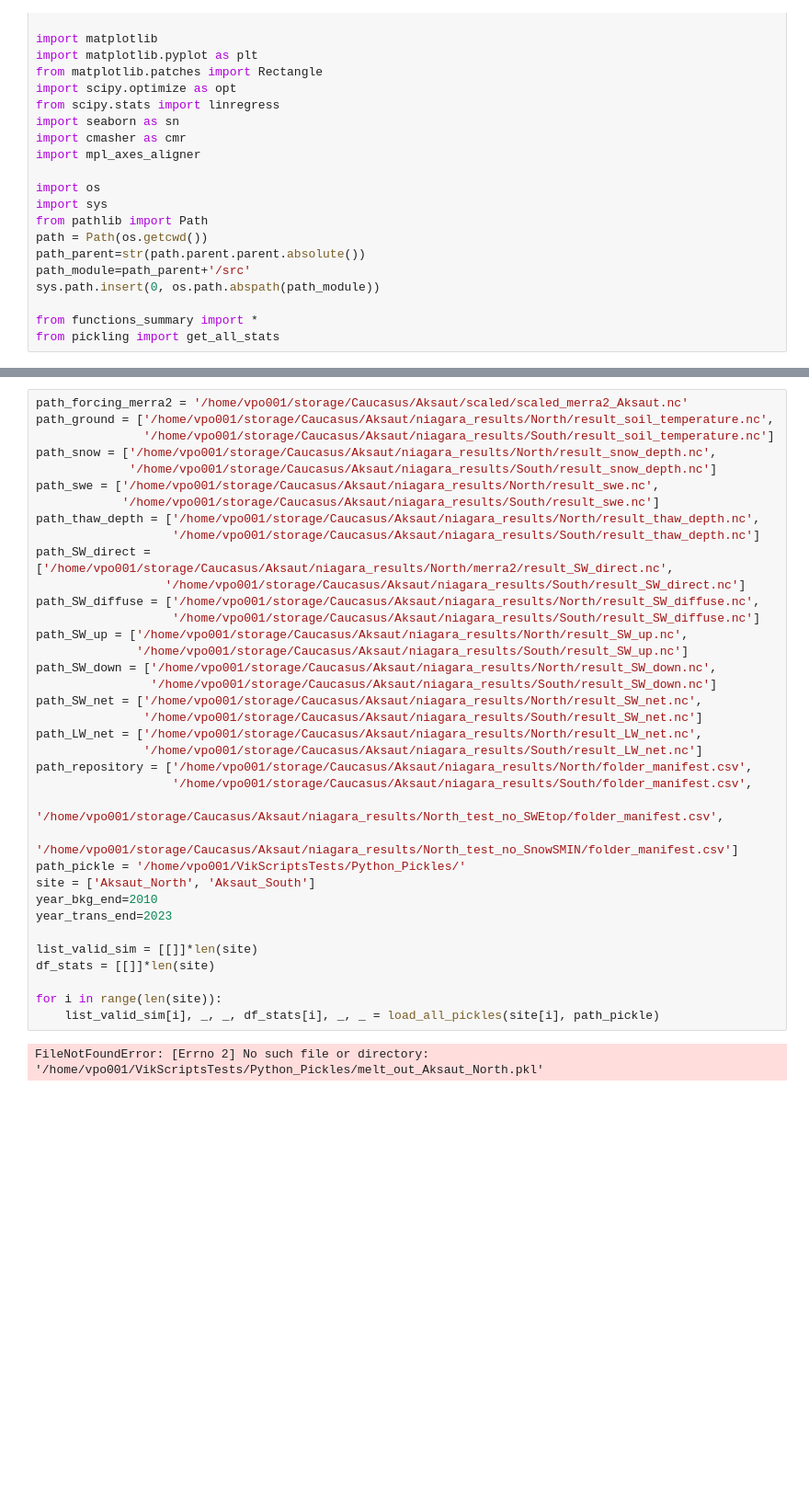
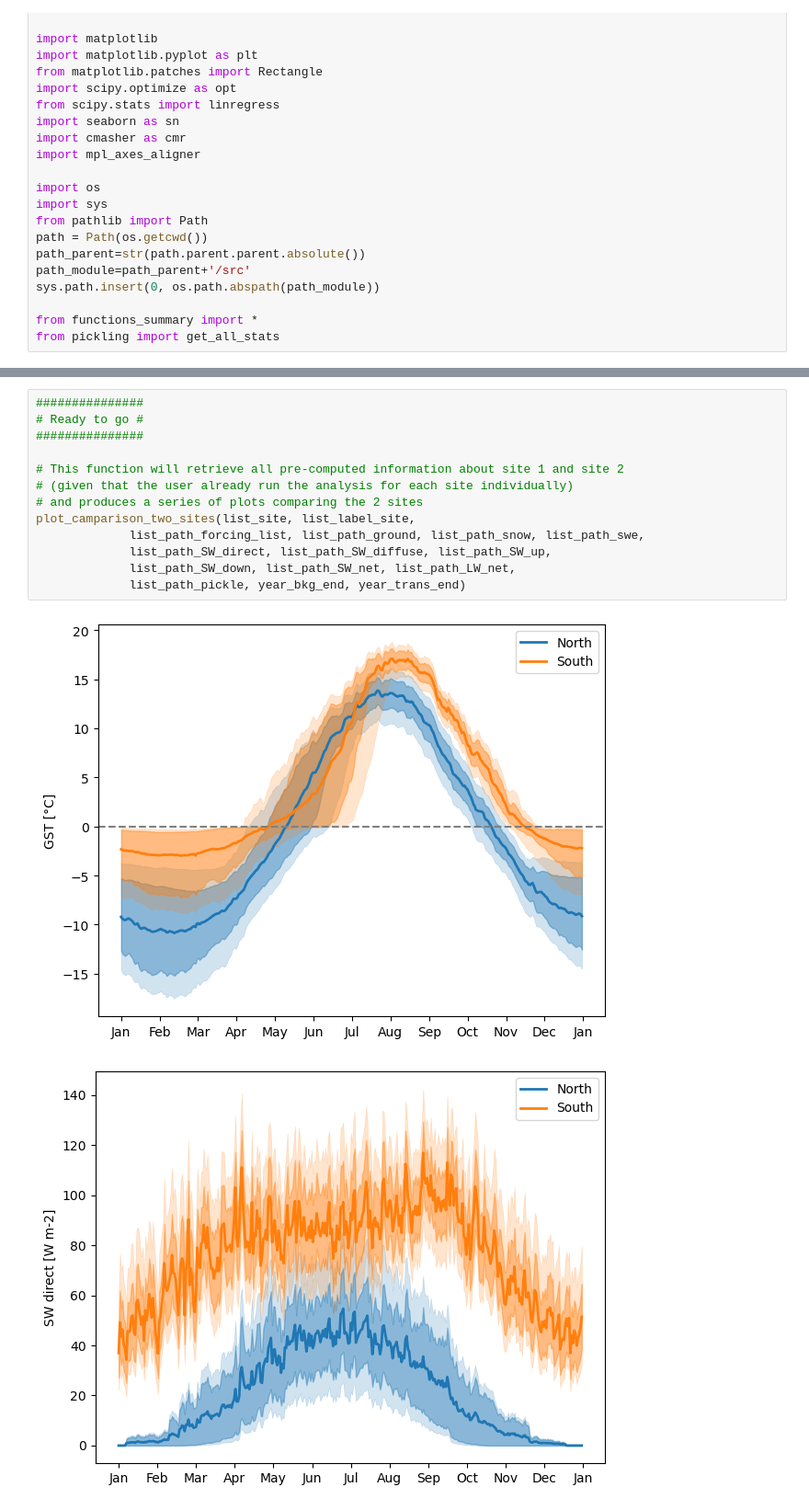
Before and after one commit to VictorPozsgay/SuPerSim, a Jupyter notebook: examples/Aksaut_Caucasus/comparison_Aksaut.ipynb, the cells around one changed output, grey strips where cells are left out. Shown at 92% size. Drawn from its saved outputs; the diff is of its cells as text; blank space fills up the shorter version.

Commit message:
Comparison function done and tested

```diff
--- a/examples/Aksaut_Caucasus/comparison_Aksaut.ipynb
+++ b/examples/Aksaut_Caucasus/comparison_Aksaut.ipynb
@@ -62,38 +62,16 @@ min_glacier_depth = 100
-# %%
-path_forcing_merra2 = '/home/vpo001/storage/Caucasus/Aksaut/scaled/scaled_merra2_Aksaut.nc'
-path_ground = ['/home/vpo001/storage/Caucasus/Aksaut/niagara_results/North/result_soil_temperature.nc',
-               '/home/vpo001/storage/Caucasus/Aksaut/niagara_results/South/result_soil_temperature.nc']
-path_snow = ['/home/vpo001/storage/Caucasus/Aksaut/niagara_results/North/result_snow_depth.nc',
-             '/home/vpo001/storage/Caucasus/Aksaut/niagara_results/South/result_snow_depth.nc']
-path_swe = ['/home/vpo001/storage/Caucasus/Aksaut/niagara_results/North/result_swe.nc',
-            '/home/vpo001/storage/Caucasus/Aksaut/niagara_results/South/result_swe.nc']
-path_thaw_depth = ['/home/vpo001/storage/Caucasus/Aksaut/niagara_results/North/result_thaw_depth.nc',
-                   '/home/vpo001/storage/Caucasus/Aksaut/niagara_results/South/result_thaw_depth.nc']
-path_SW_direct = ['/home/vpo001/storage/Caucasus/Aksaut/niagara_results/North/merra2/result_SW_direct.nc',
-                  '/home/vpo001/storage/Caucasus/Aksaut/niagara_results/South/result_SW_direct.nc']
-path_SW_diffuse = ['/home/vpo001/storage/Caucasus/Aksaut/niagara_results/North/result_SW_diffuse.nc',
-                   '/home/vpo001/storage/Caucasus/Aksaut/niagara_results/South/result_SW_diffuse.nc']
-path_SW_up = ['/home/vpo001/storage/Caucasus/Aksaut/niagara_results/North/result_SW_up.nc',
-              '/home/vpo001/storage/Caucasus/Aksaut/niagara_results/South/result_SW_up.nc']
-path_SW_down = ['/home/vpo001/storage/Caucasus/Aksaut/niagara_results/North/result_SW_down.nc',
-                '/home/vpo001/storage/Caucasus/Aksaut/niagara_results/South/result_SW_down.nc']
-path_SW_net = ['/home/vpo001/storage/Caucasus/Aksaut/niagara_results/North/result_SW_net.nc',
-               '/home/vpo001/storage/Caucasus/Aksaut/niagara_results/South/result_SW_net.nc']
-path_LW_net = ['/home/vpo001/storage/Caucasus/Aksaut/niagara_results/North/result_LW_net.nc',
-               '/home/vpo001/storage/Caucasus/Aksaut/niagara_results/South/result_LW_net.nc']
-path_repository = ['/home/vpo001/storage/Caucasus/Aksaut/niagara_results/North/folder_manifest.csv',
-                   '/home/vpo001/storage/Caucasus/Aksaut/niagara_results/South/folder_manifest.csv',
-                   '/home/vpo001/storage/Caucasus/Aksaut/niagara_results/North_test_no_SWEtop/folder_manifest.csv',
-                   '/home/vpo001/storage/Caucasus/Aksaut/niagara_results/North_test_no_SnowSMIN/folder_manifest.csv']
-path_pickle = '/home/vpo001/VikScriptsTests/Python_Pickles/'
-site = ['Aksaut_North', 'Aksaut_South']
-year_bkg_end=2010
-year_trans_end=2023
-
-list_valid_sim = [[]]*len(site)
-df_stats = [[]]*len(site)
-
-for i in range(len(site)):
-    list_valid_sim[i], _, _, df_stats[i], _, _ = load_all_pickles(site[i], path_pickle)
-# %% [output]
-FileNotFoundError: [Errno 2] No such file or directory: '/home/vpo001/VikScriptsTests/Python_Pickles/melt_out_Aksaut_North.pkl'
+# %%
+###############
+# Ready to go #
+###############
+
+# This function will retrieve all pre-computed information about site 1 and site 2
+# (given that the user already run the analysis for each site individually)
+# and produces a series of plots comparing the 2 sites
+plot_camparison_two_sites(list_site, list_label_site,
+             list_path_forcing_list, list_path_ground, list_path_snow, list_path_swe,
+             list_path_SW_direct, list_path_SW_diffuse, list_path_SW_up,
+             list_path_SW_down, list_path_SW_net, list_path_LW_net,
+             list_path_pickle, year_bkg_end, year_trans_end)
+# %% [output]
+[figure, added]
+[figure, added]
```
Also changed, not shown: parts of 2 cells of this notebook, 5 other files.
